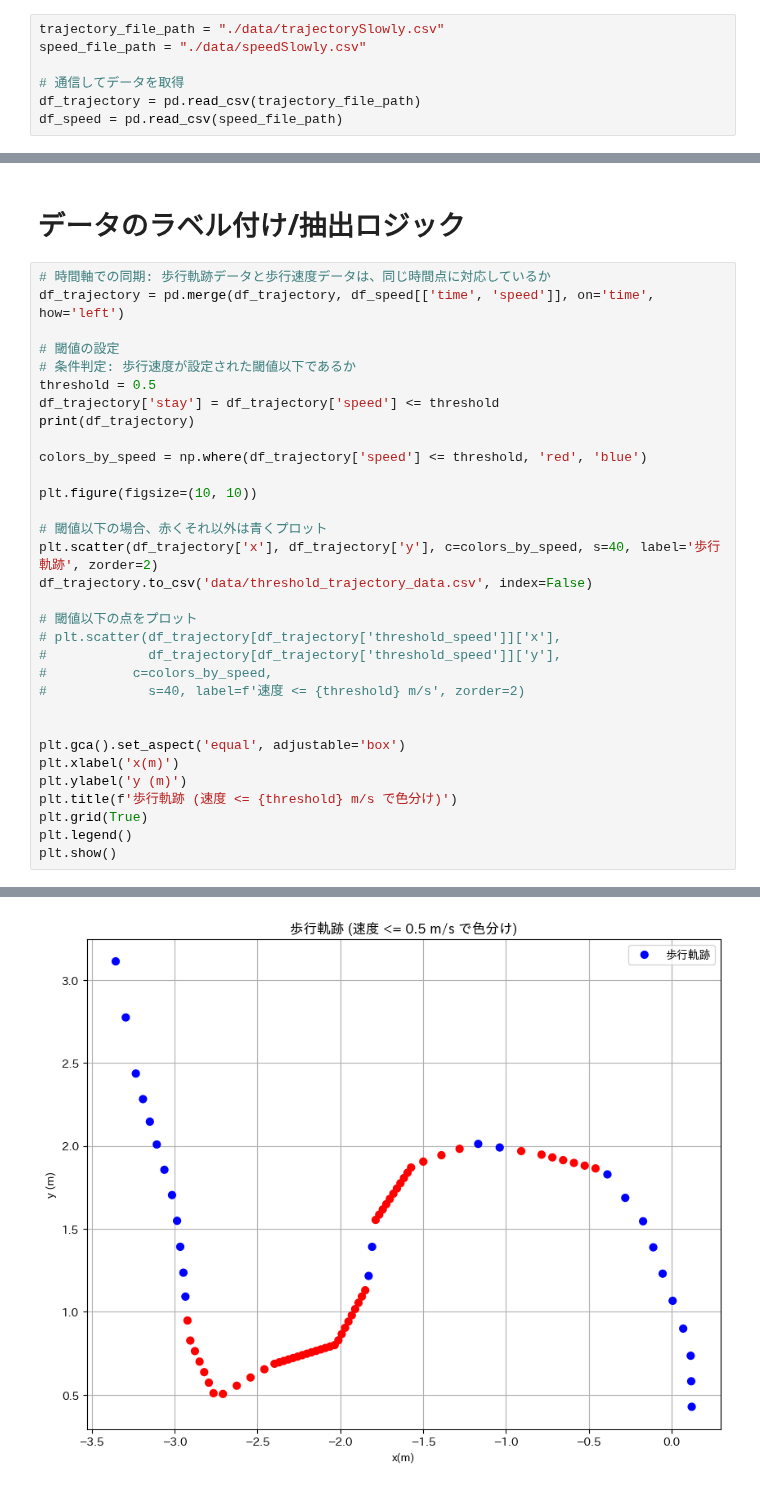
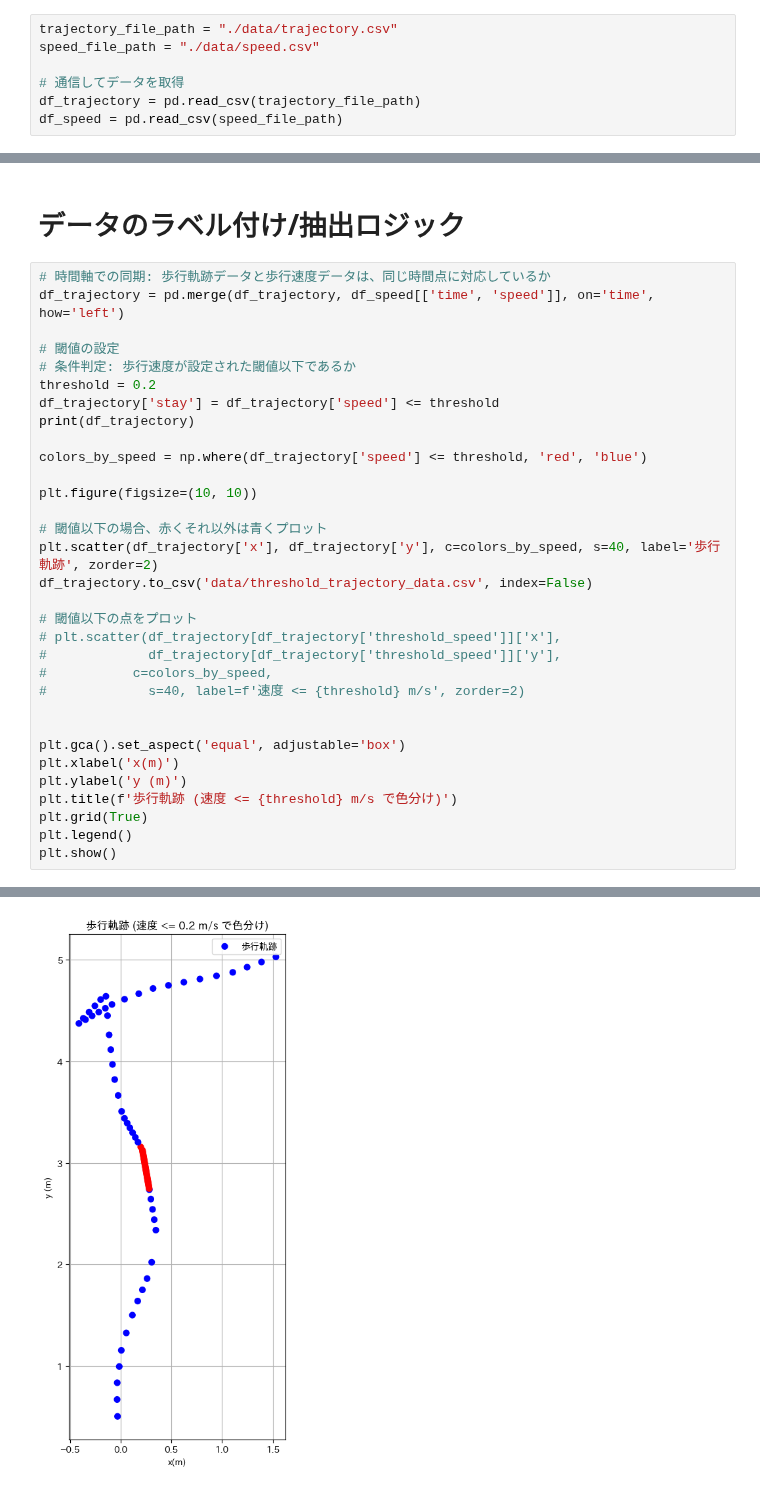
Before and after one commit to kajiLabTeam/pedestrian-behavior-comparison-system, a Jupyter notebook: src/part/1_straight_sit_quick/trajectoryOnlyStop.ipynb, the cells around one changed output, grey strips where cells are left out. Saved outputs shown, nothing was run; the diff lists cells and outputs as text.

```diff
--- a/src/part/1_straight_sit_quick/trajectoryOnlyStop.ipynb
+++ b/src/part/1_straight_sit_quick/trajectoryOnlyStop.ipynb
@@ -12,8 +12,8 @@ from matplotlib.ticker import FormatStrFormatter
 # %% [markdown]
 ## 歩行軌跡と歩行速度
 # %%
-trajectory_file_path = "./data/trajectorySlowly.csv"
-speed_file_path = "./data/speedSlowly.csv"
+trajectory_file_path = "./data/trajectory.csv"
+speed_file_path = "./data/speed.csv"
 
 # 通信してデータを取得
 df_trajectory = pd.read_csv(trajectory_file_path)
@@ -96,7 +96,7 @@ df_trajectory = pd.merge(df_trajectory, df_speed[['time', 'speed']], on='time',
 
 # 閾値の設定
 # 条件判定: 歩行速度が設定された閾値以下であるか
-threshold = 0.5
+threshold = 0.2
 df_trajectory['stay'] = df_trajectory['speed'] <= threshold
 print(df_trajectory)
 
@@ -140 +140 @@ plt.show()
-[figure, old version]
+[figure, new version]
```
Also changed, not shown: parts of 4 cells of this notebook, 8 other files.
